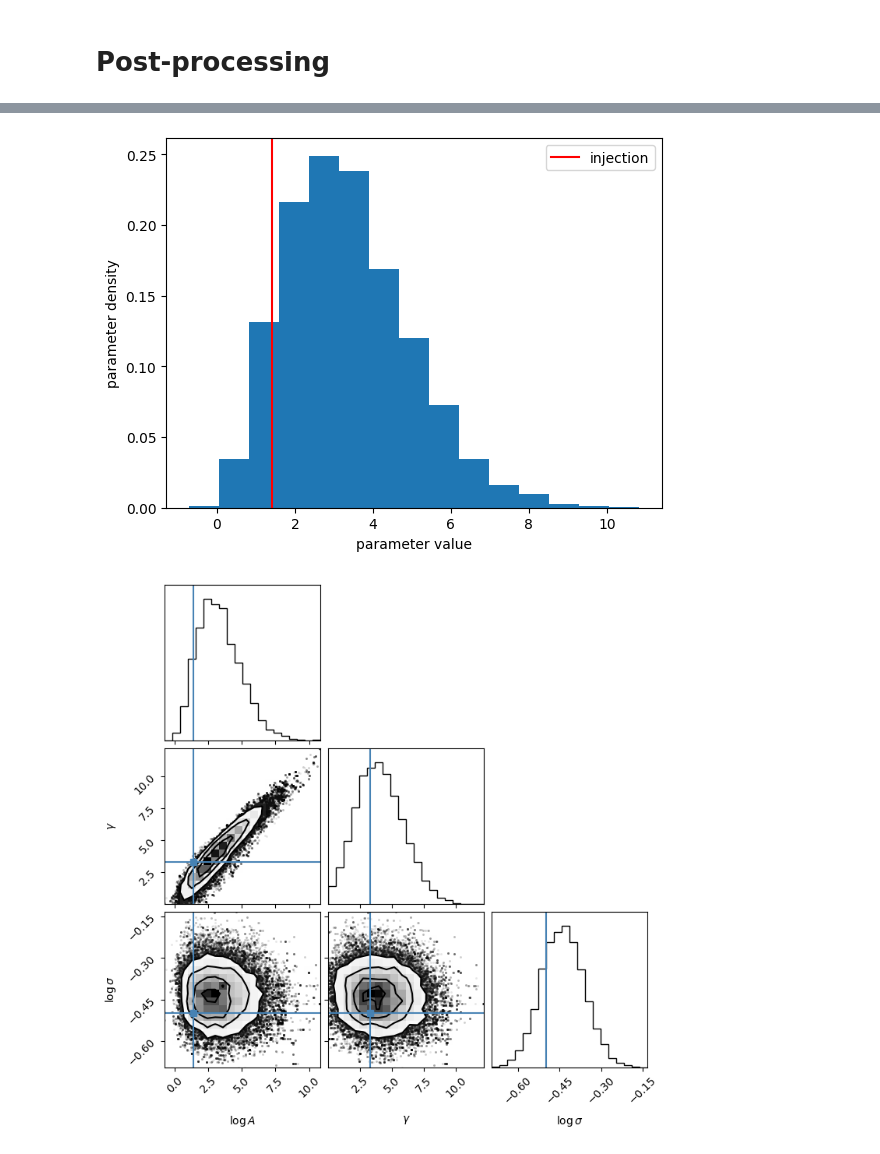
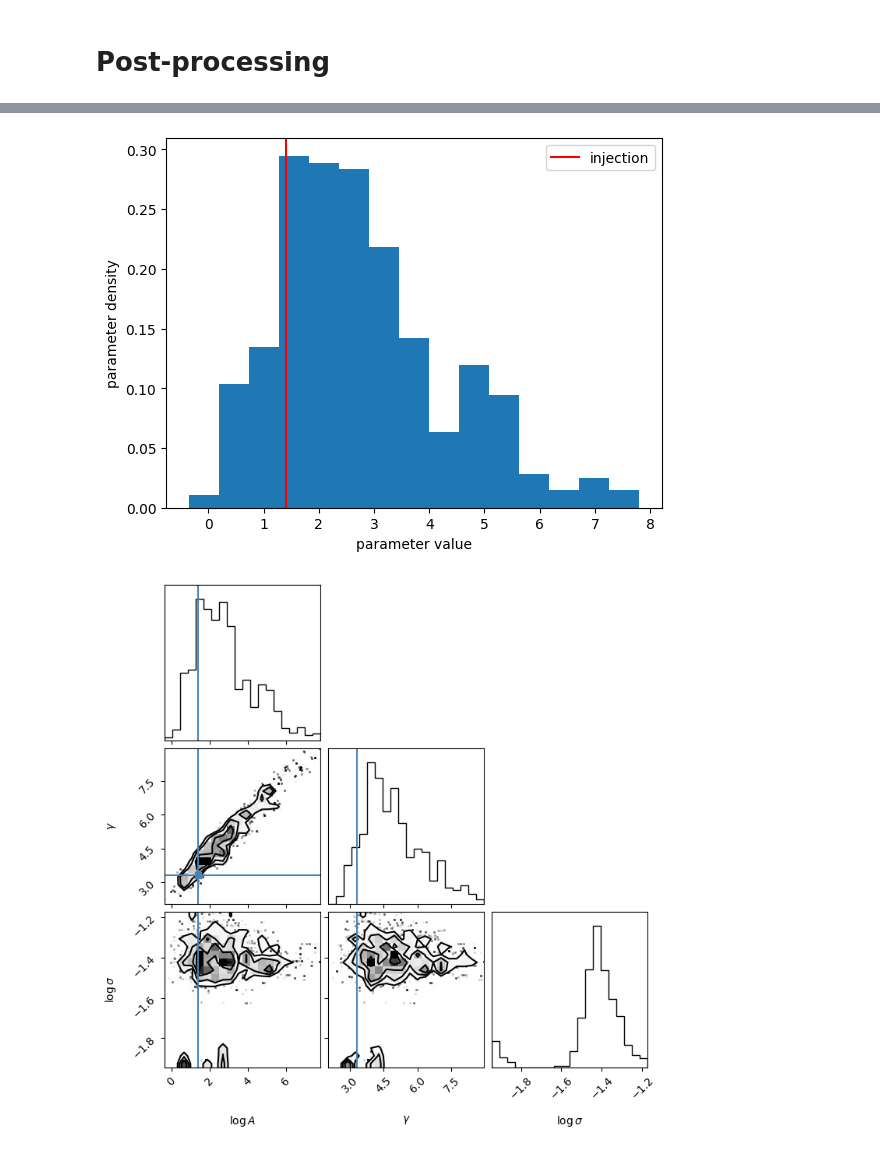
Before and after one commit to aiden-g12321/BayesFT, a Jupyter notebook: trans_dim_hierarch.ipynb, the cells around one changed output, grey strips where cells are left out. Saved outputs shown, nothing was run; the diff lists cells and outputs as text; code cells hidden in the pictures.

```diff
--- a/trans_dim_hierarch.ipynb
+++ b/trans_dim_hierarch.ipynb
@@ -84,0 +21,16 @@ plt.show()
+# %%
+# time series over which data is collected
+t0 = 0.
+t1 = 1.
+Nt = 100
+times = jnp.linspace(t0, t1, Nt)
+
+# hyper-parameters to inject in power law
+log_amp_inj = 1.4
+gamma_inj = 3.3
+hypers_inj = jnp.array([log_amp_inj, gamma_inj])
+
+# white noise level
+noise_log_stdev = -100.0
+Data_object = power_law.sim_power_law(log_amp_inj, gamma_inj, times, noise_log_stdev, 3)
+data = Data_object.data_values
@@ -85,7 +39,7 @@ plt.show()
 # %% [markdown]
 # Trans-dimensional hierarchical model
 # %%
-model = htm.Hierarch_trans_model(t, data, hypers_inj, max_Nf=15)
+model = htm.Hierarch_trans_model(times, data, hypers_inj, max_Nf=15)
 # %% [markdown]
 # MCMC
 # %%
@@ -98,8 +52,8 @@ jump_proposals = [[Jump_obj.hierarch_Fisher_jump, 40],
                   [Jump_obj.hierarch_ML_trans_dim_jump, 5]]
 # %%
 # do parallel tempering MCMC
-num_samples = int(2e5)
-num_chains = 15
+num_samples = int(1e4)
+num_chains = 5
 chains = RJMCMC(num_samples=num_samples,
                 num_chains=num_chains,
                 x0=model.models_x_ML[0],
@@ -201,14 +143,14 @@ plt.ylabel('parameter density')
 plt.legend()
 plt.show()
 # %% [output]
-[figure, old version]
+[figure, new version]
 # %%
 # corner plot for hyper-parameters
 fig = corner(samples[burnin:, :3],
-             truths=np.array([log_amp_inj, gamma_inj, log_sigma_inj]),
+             truths=np.array([log_amp_inj, gamma_inj, noise_log_stdev]),
              labels=[r'$\log A$', r'$\gamma$', r'$\log\sigma$'])
 # %% [output]
-[figure, old version]
+[figure, new version]
 # %%
 # violin plot
 logPSDs = [[] for _ in range(max_Nf)]
```
Also changed, not shown: parts of 12 cells of this notebook, 4 other files.
